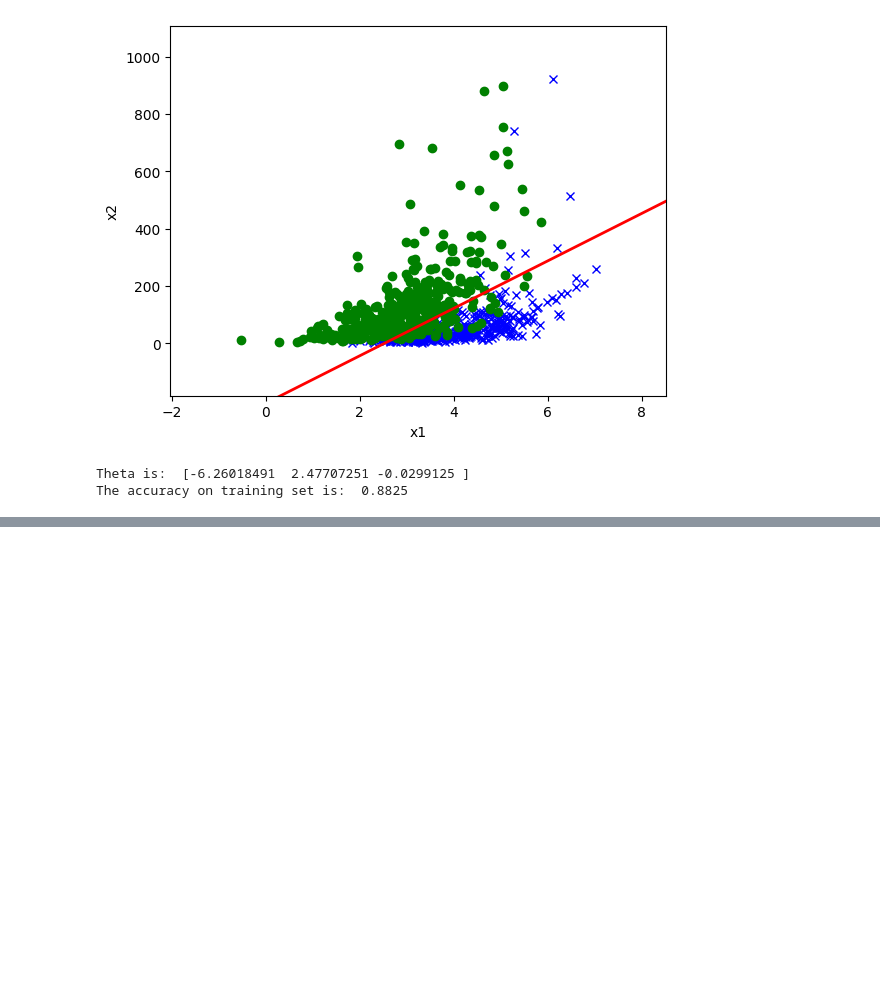
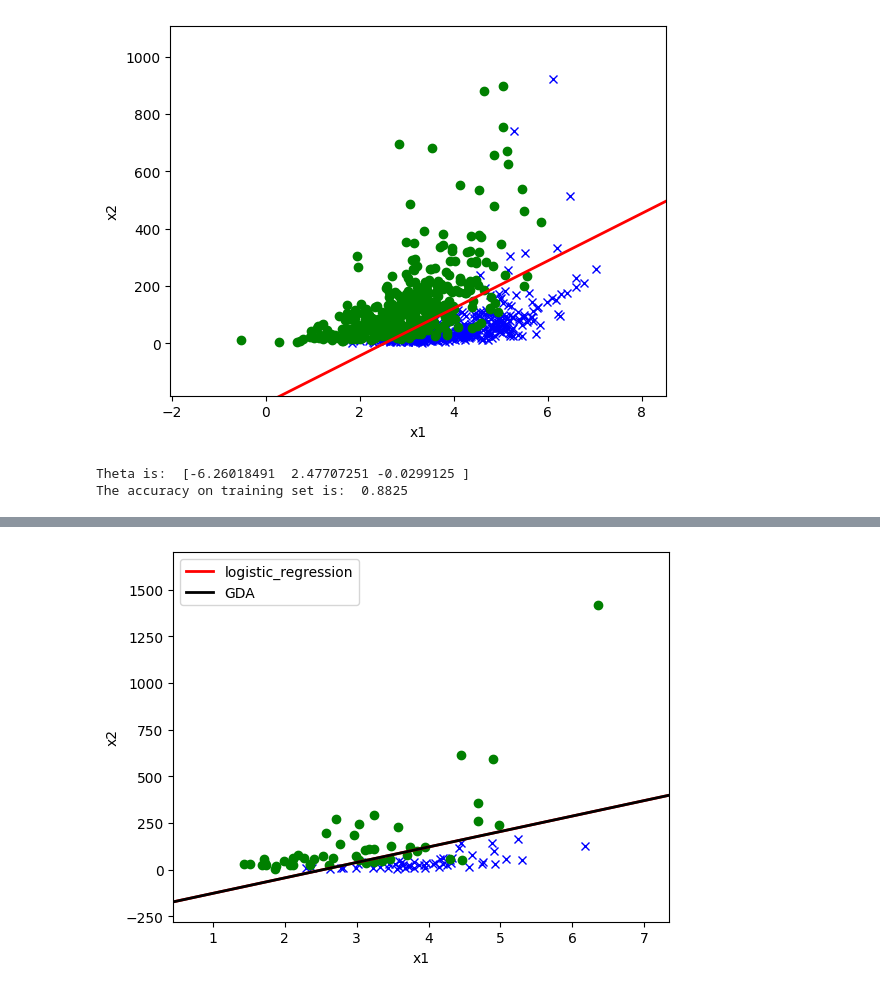
Before and after one commit to UdaykiranSure/ML-from-scratch, a Jupyter notebook: PS1/test.ipynb, the cells around one changed output, grey strips where cells are left out. Cells and saved outputs as stored; diff of their text form; code cells hidden in the pictures; blank space fills up the shorter version.

```diff
--- a/PS1/test.ipynb
+++ b/PS1/test.ipynb
@@ -69,0 +110,5 @@ The accuracy on training set is:  0.8825
+# %%
+from utils import plot
+plot(x_test,y_test,logistic_regression.theta,gda.theta,legend1 = 'logistic_regression',legend2 = 'GDA')
+# %% [output]
+[figure, added]
```
Also changed, not shown: parts of 12 cells of this notebook, 4 other files.
